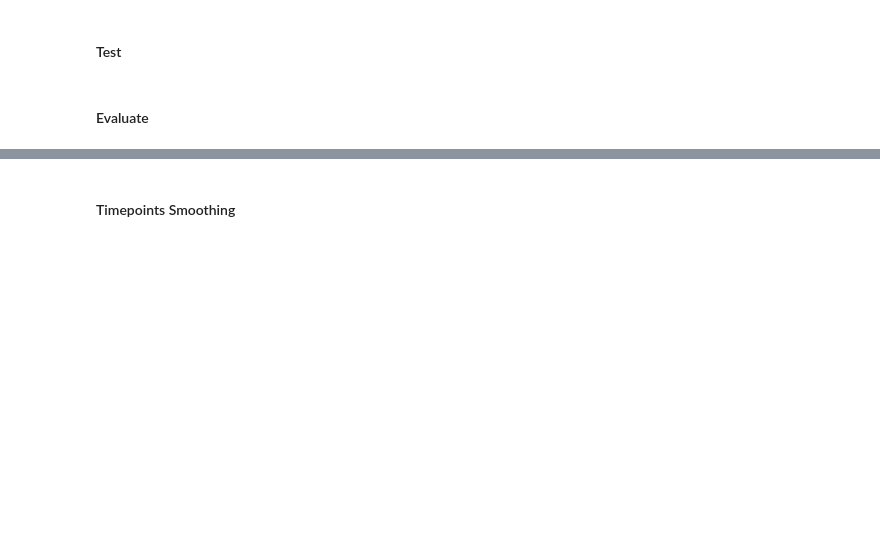
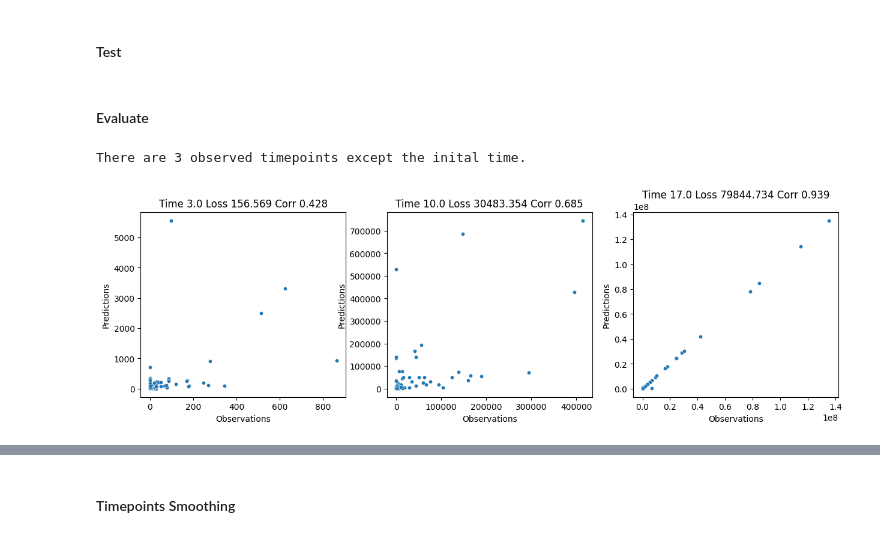
Before and after one commit to StatBiomed/clonaltrans, a Jupyter notebook: clonetrans obs.ipynb, the cells around one changed output, grey strips where cells are left out. Drawn from its saved outputs; the diff is of its cells as text; code cells hidden in the pictures; blank space fills up the shorter version.

```diff
--- a/clonetrans obs.ipynb
+++ b/clonetrans obs.ipynb
@@ -80,5 +80,12 @@ path = './examples/Time4LR001Epo750MultiLRNSoftPlus1e-5.pt'
 model = torch.load(path)
 device = torch.device(f"cuda:{model.config.gpu}")
+# %%
+t_observed = torch.tensor([0.0, 3.0, 10.0, 17.0]).to(device)
+save = 'eval_' + os.path.split(path)[1]
+pl.eval_predictions(model, t_observed, save=save)
+# %% [output]
+There are 3 observed timepoints except the inital time.
+[figure, added]
 # %%
 t_observed = torch.tensor([0.0, 3.0, 10.0, 17.0]).to(device)
 save = 'eval_' + os.path.split(path)[1]
```
Also changed, not shown: parts of 5 cells of this notebook, 7 other files.
